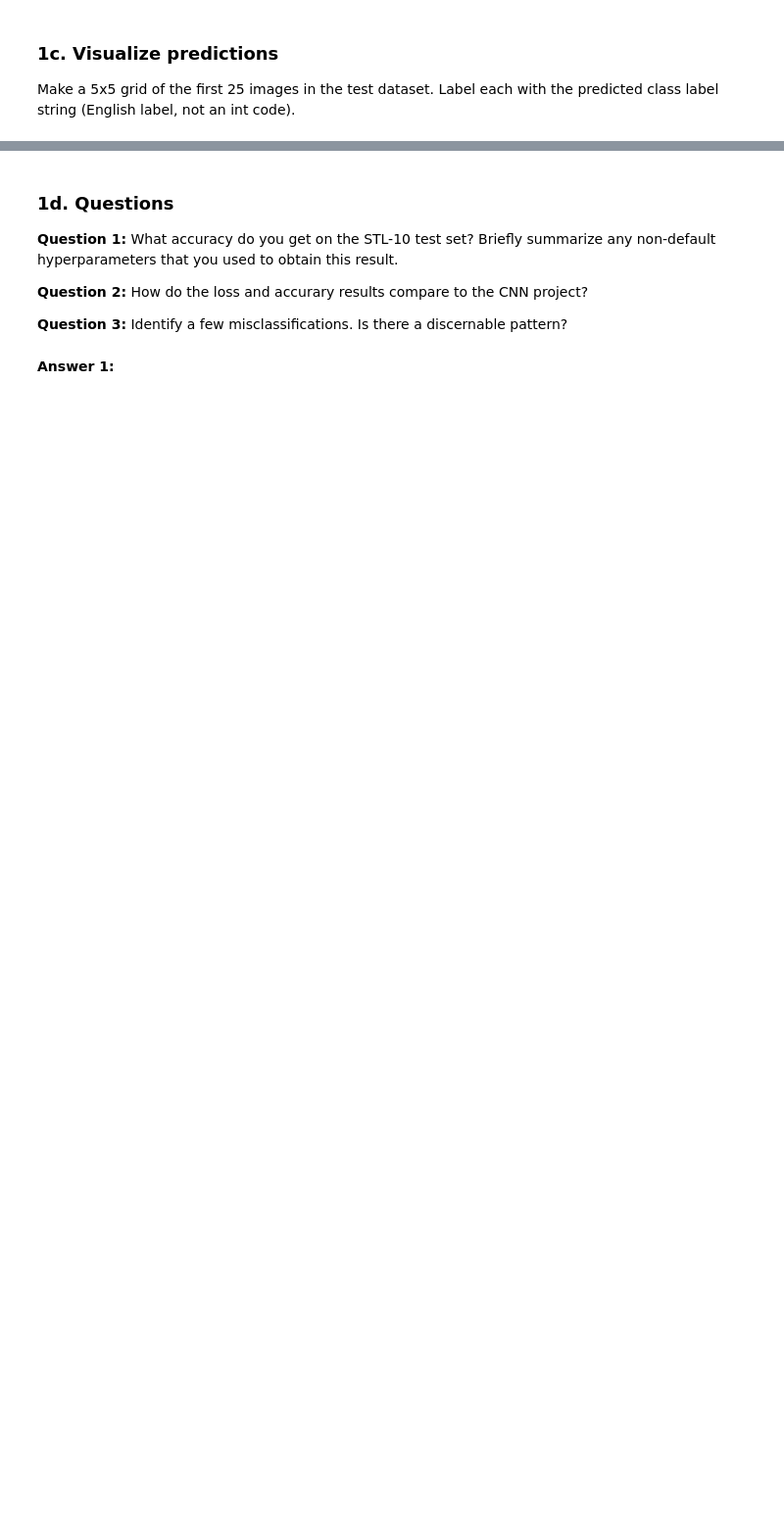
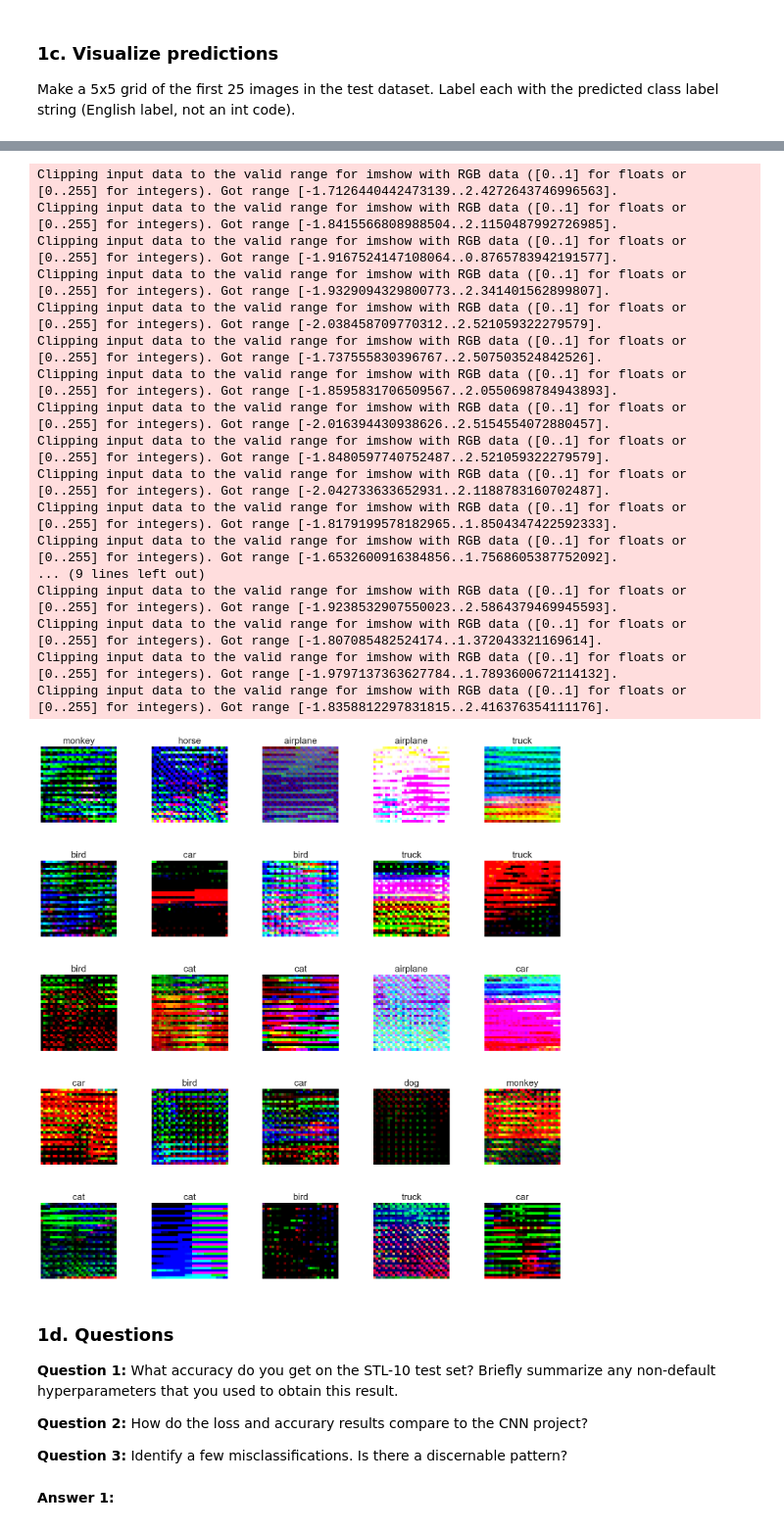
Before and after one commit to ngoclinhp842/deep_dream, a Jupyter notebook: Project4/transfer_learning.ipynb, the cells around one changed output, grey strips where cells are left out. Shown at 98% size. Drawn from its saved outputs; the diff is of its cells as text; code cells hidden in the pictures; blank space fills up the shorter version.

```diff
--- a/Project4/transfer_learning.ipynb
+++ b/Project4/transfer_learning.ipynb
@@ -196,0 +203,14 @@ NameError: name 'np' is not defined
+# %%
+# YOUR CODE HERE
+classes = np.loadtxt(os.path.join('data', 'stl10_binary', 'class_names.txt'), dtype=str)
+predicted_classes = np.argmax(model.predict(x_test), axis=1)
+
+plt.figure(figsize=(20,20))
+plt.subplots_adjust(hspace=0.5)
+for n in range(25):
+  plt.subplot(5,5,n+1)
+  plt.imshow(x_test[n])
+  plt.title(classes[predicted_classes[n]])
+  plt.axis('off')
+plt.show()
+# %% [output]
@@ -197,3 +218,21 @@ NameError: name 'np' is not defined
+Clipping input data to the valid range for imshow with RGB data ([0..1] for floats or [0..255] for integers). Got range [-1.7126440442473139..2.4272643746996563].
+Clipping input data to the valid range for imshow with RGB data ([0..1] for floats or [0..255] for integers). Got range [-1.8415566808988504..2.1150487992726985].
+Clipping input data to the valid range for imshow with RGB data ([0..1] for floats or [0..255] for integers). Got range [-1.9167524147108064..0.8765783942191577].
+Clipping input data to the valid range for imshow with RGB data ([0..1] for floats or [0..255] for integers). Got range [-1.9329094329800773..2.341401562899807].
+Clipping input data to the valid range for imshow with RGB data ([0..1] for floats or [0..255] for integers). Got range [-2.038458709770312..2.521059322279579].
+Clipping input data to the valid range for imshow with RGB data ([0..1] for floats or [0..255] for integers). Got range [-1.737555830396767..2.507503524842526].
+Clipping input data to the valid range for imshow with RGB data ([0..1] for floats or [0..255] for integers). Got range [-1.8595831706509567..2.0550698784943893].
+Clipping input data to the valid range for imshow with RGB data ([0..1] for floats or [0..255] for integers). Got range [-2.016394430938626..2.5154554072880457].
+Clipping input data to the valid range for imshow with RGB data ([0..1] for floats or [0..255] for integers). Got range [-1.8480597740752487..2.521059322279579].
+Clipping input data to the valid range for imshow with RGB data ([0..1] for floats or [0..255] for integers). Got range [-2.042733633652931..2.1188783160702487].
+Clipping input data to the valid range for imshow with RGB data ([0..1] for floats or [0..255] for integers). Got range [-1.8179199578182965..1.8504347422592333].
+Clipping input data to the valid range for imshow with RGB data ([0..1] for floats or [0..255] for integers). Got range [-1.6532600916384856..1.7568605387752092].
+... (9 lines left out)
+Clipping input data to the valid range for imshow with RGB data ([0..1] for floats or [0..255] for integers). Got range [-1.9238532907550023..2.5864379469945593].
+Clipping input data to the valid range for imshow with RGB data ([0..1] for floats or [0..255] for integers). Got range [-1.807085482524174..1.372043321169614].
+Clipping input data to the valid range for imshow with RGB data ([0..1] for floats or [0..255] for integers). Got range [-1.9797137363627784..1.7893600672114132].
+Clipping input data to the valid range for imshow with RGB data ([0..1] for floats or [0..255] for integers). Got range [-1.8358812297831815..2.416376354111176].
+[figure, added]
 # %% [markdown]
 ### 1d. Questions
 
```
Also changed, not shown: parts of 34 cells of this notebook.
